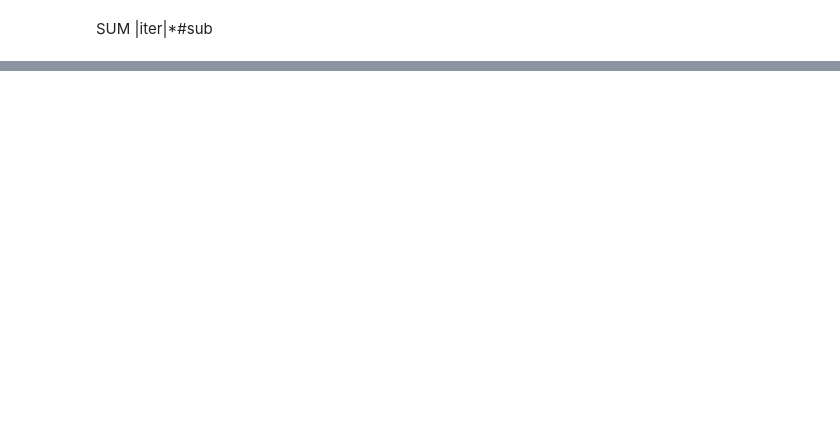
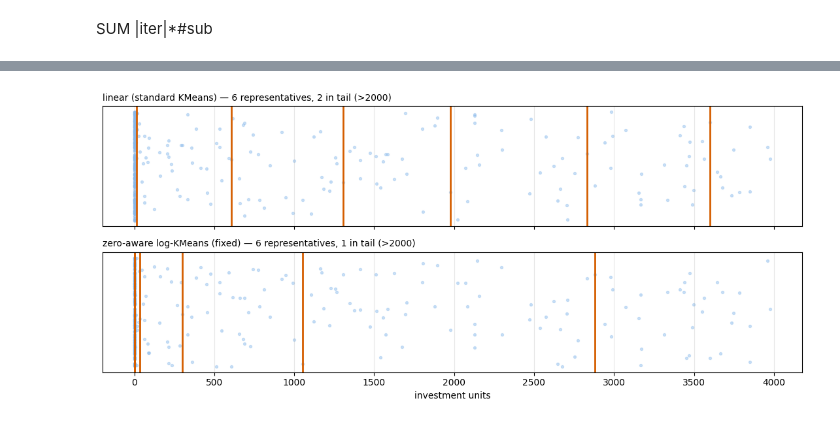
Before and after one commit to PeterrHH/ML-Enhanced-Benders, a Jupyter notebook: train_data.ipynb, the cells around one changed output, grey strips where cells are left out. Drawn from its saved outputs; the diff is of its cells as text; code cells hidden in the pictures; blank space fills up the shorter version.

```diff
--- a/train_data.ipynb
+++ b/train_data.ipynb
@@ -291,0 +877,74 @@ nonzero min/max/std: 0.05 116549.55 8346.813383191513
+# %%
+import numpy as np
+import matplotlib.pyplot as plt
+from sklearn.cluster import KMeans
+
+# 1. Setup play-around dataset
+rng = np.random.default_rng(0)
+zero_spike = np.zeros(240)
+tail = (rng.uniform(size=160)**2.0) * 4000
+raw = np.sort(np.concatenate([zero_spike, tail]))
+
+# Method A: Standard Linear Approach
+def keep_linear(vals, k):
+    x = vals.reshape(-1,1)
+    km = KMeans(k, n_init=10, random_state=0).fit(x)
+    return [vals[np.argmin(np.abs(vals - c))] for c in km.cluster_centers_.ravel()]
+
+# Method B: Zero-Aware Log-KMeans (The correct way)
+def keep_zero_aware_log(vals, k):
+    zeros = vals[vals == 0]
+    positives = vals[vals > 0]
+    keep = []
+
+    # 1. Lock down exactly one cluster for the 0 entries
+    if len(zeros) > 0:
+        keep.append(0.0)
+        clusters_left = k - 1
+    else:
+        clusters_left = k
+
+    if len(positives) == 0:
+        return keep
+
+    # 2. Transform the positive numbers to spread them out evenly
+    log_positives = np.log1p(positives).reshape(-1, 1)
+
+    # 3. Cluster in the log space
+    km = KMeans(clusters_left, n_init=10, random_state=0).fit(log_positives)
+
+    # 4. Map the centers back to the original values
+    for c in km.cluster_centers_.ravel():
+        closest_idx = np.argmin(np.abs(np.log1p(positives) - c))
+        keep.append(positives[closest_idx])
+
+    return sorted(list(set(keep)))
+
+# Run both configurations
+k = 6
+linear_representatives = keep_linear(raw, k)
+zero_log_representatives = keep_zero_aware_log(raw, k)
+
+# 2. Build the comparison plot
+fig, axes = plt.subplots(2, 1, figsize=(11, 5), sharex=True)
+methods_to_plot = [
+    ("linear (standard KMeans)", linear_representatives),
+    ("zero-aware log-KMeans (fixed)", zero_log_representatives)
+]
+
+for ax, (name, keep) in zip(axes, methods_to_plot):
+    ax.scatter(raw, rng.uniform(-0.3, 0.3, len(raw)), s=8, alpha=0.4, color="#85B7EB")
+
+    for v in keep:
+        ax.axvline(v, color="#D55E00", lw=2)
+
+    ax.set_title(f"{name} — {len(keep)} representatives, "
+                 f"{sum(v>2000 for v in keep)} in tail (>2000)", fontsize=10, loc="left")
+    ax.set_yticks([])
+    ax.grid(alpha=0.3, axis="x")
+
+axes[-1].set_xlabel("investment units")
+plt.tight_layout()
+plt.show()
+# %% [output]
+[figure, added]
```
Also changed, not shown: parts of 28 cells of this notebook, 6 other files.
